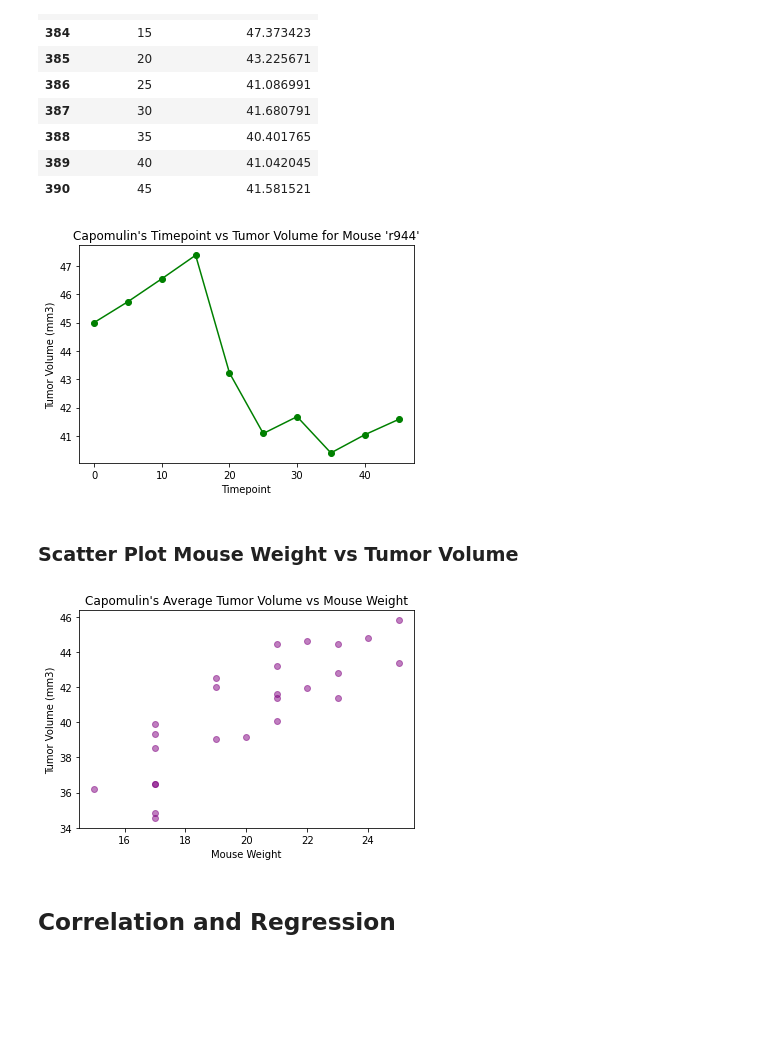
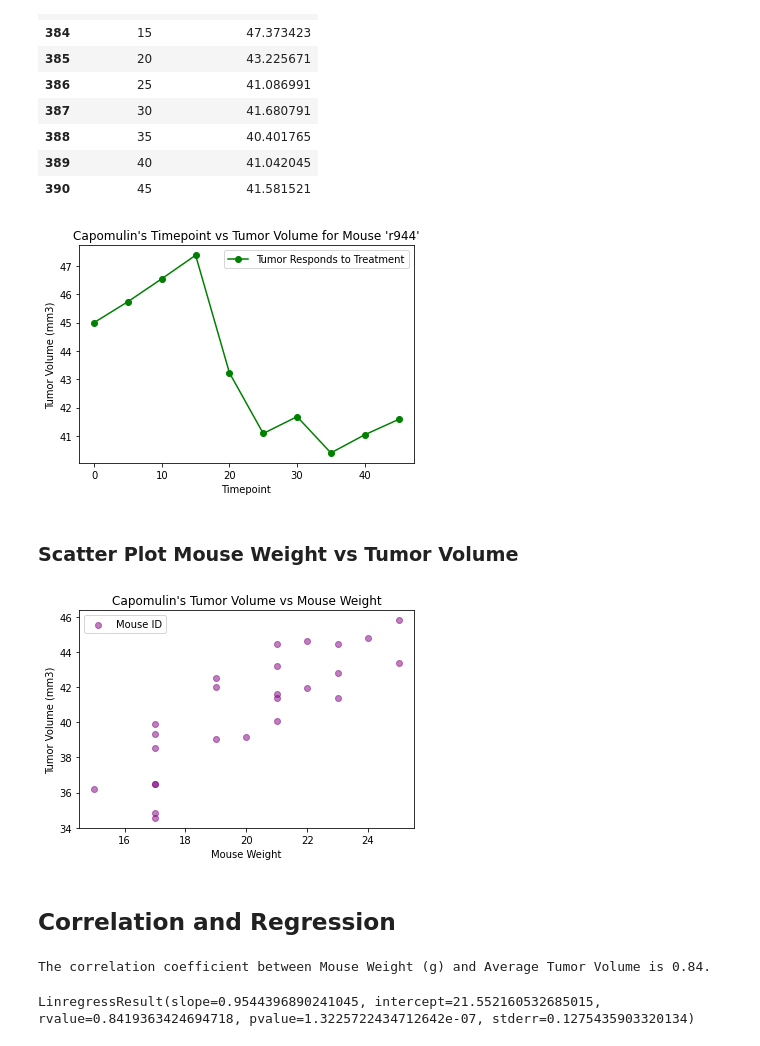
Before and after one commit to AlineHornoff/Pymaceuticals_challenge, a Jupyter notebook: Pymaceuticals/pymaceuticals_starter.ipynb, the cells around one changed output. Saved outputs shown, nothing was run; the diff lists cells and outputs as text; code cells hidden in the pictures; blank space fills up the shorter version.

Commit message:
Added Linear Regression Code, summary analysis and expanded readME

```diff
--- a/Pymaceuticals/pymaceuticals_starter.ipynb
+++ b/Pymaceuticals/pymaceuticals_starter.ipynb
@@ -449,19 +463,20 @@ MouseTP_r944
 # %%
 # Generate a line plot for Mouse ID 'r944'
 
 # Create and formate the line plot
 plt.plot(MouseTP_r944['Timepoint'], MouseTP_r944['Tumor Volume (mm3)'], color="g", marker='o')
 plt.title("Capomulin's Timepoint vs Tumor Volume for Mouse 'r944'")
 plt.ylabel("Tumor Volume (mm3)")
 plt.xlabel("Timepoint")
+plt.legend(['Tumor Responds to Treatment'])
 
 # Save Line Plot Chart as png
 plt.savefig("Charts_Plots/LinePlotChart.png")
 
 # Display line plot
 plt.show()
 # %% [output]
-[figure, old version]
+[figure, new version]
 # %% [markdown]
 ### Scatter Plot Mouse Weight vs Tumor Volume
 # %%
@@ -474,6 +489,7 @@ plt.scatter(AverageVolume["Weight (g)"],AverageVolume["Tumor Volume (mm3)"], col
 plt.xlabel("Mouse Weight")
 plt.ylabel("Tumor Volume (mm3)")
 plt.title("Capomulin's Tumor Volume vs Mouse Weight")
+plt.legend(['Mouse ID'])
 
 # Save Scatter Plot Chart as png
 plt.savefig("Charts_Plots/ScatterPlotChart.png")
@@ -481,9 +497,21 @@ plt.savefig("Charts_Plots/ScatterPlotChart.png")
 # Display Scatter Plot
 plt.show()
 # %% [output]
-[figure, old version]
+[figure, new version]
 # %% [markdown]
 ## Correlation and Regression
 # %%
 # Calculate the correlation coefficient and linear regression model
 # for mouse weight and average tumor volume for the Capomulin regimen
+CorrelationCoefficient = round(st.pearsonr(AverageVolume['Weight (g)'],AverageVolume['Tumor Volume (mm3)'])[0],2)
+
+# Print correlation coeffient between mouse weight and average tumor volume
+print(f"The correlation coefficient between Mouse Weight (g) and Average Tumor Volume is {round(CorrelationCoefficient,2)}.")
+# %% [output]
+The correlation coefficient between Mouse Weight (g) and Average Tumor Volume is 0.84.
+# %%
+# Plot the linear regression model on top of the previous scatter plot.
+LinearRegession = st.linregress(AverageVolume['Weight (g)'],AverageVolume['Tumor Volume (mm3)'])
+LinearRegession
+# %% [output]
+LinregressResult(slope=0.9544396890241045, intercept=21.552160532685015, rvalue=0.8419363424694718, pvalue=1.3225722434712642e-07, stderr=0.1275435903320134)
```
Also changed, not shown: parts of 4 cells of this notebook, 4 other files.
